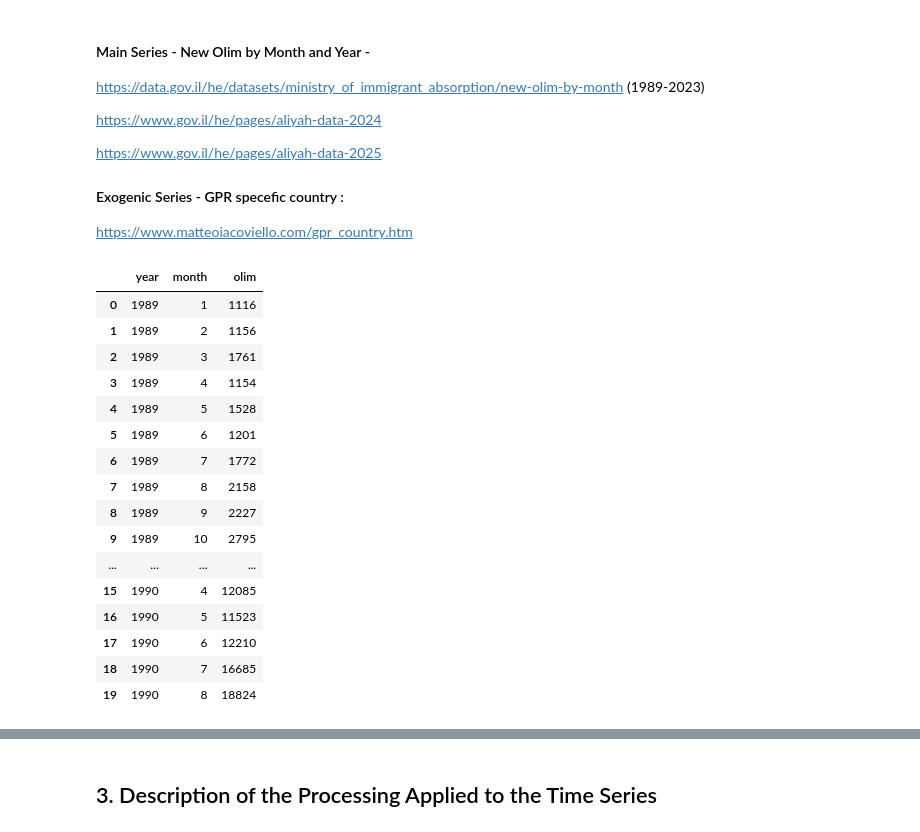
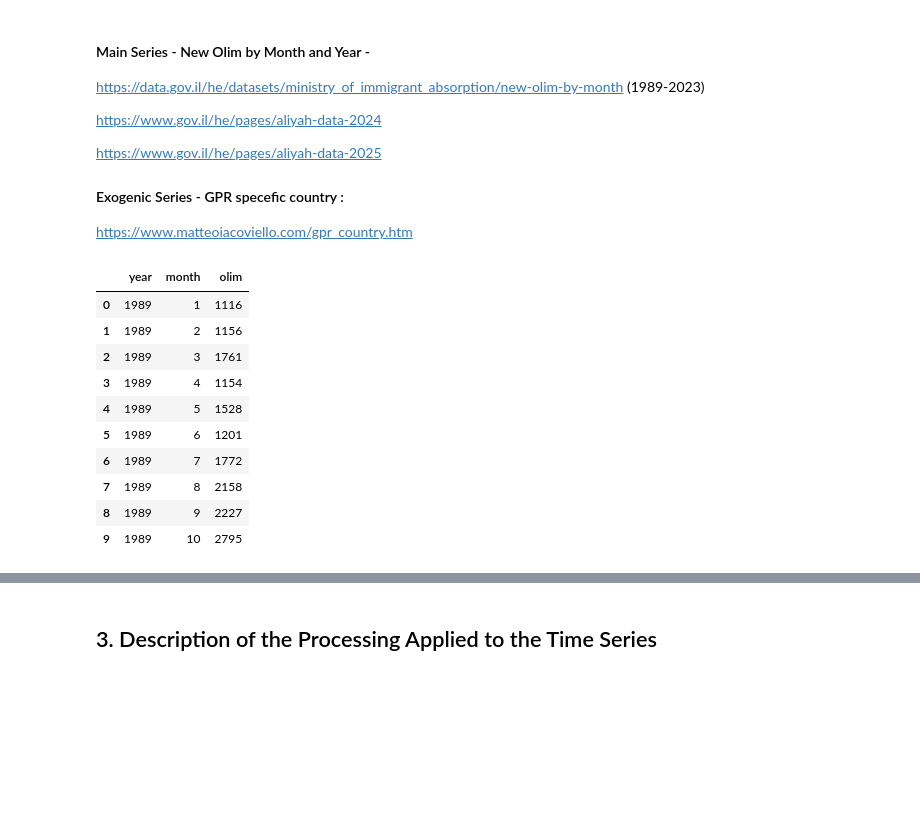
Before and after one commit to davidlvt6992/Time-Series-Analysis, a Jupyter notebook: notebooks/eng_template_project1_id1_id2.ipynb, the cells around one changed output, grey strips where cells are left out. Saved outputs shown, nothing was run; the diff lists cells and outputs as text; code cells hidden in the pictures; blank space fills up the shorter version.

```diff
--- a/notebooks/eng_template_project1_id1_id2.ipynb
+++ b/notebooks/eng_template_project1_id1_id2.ipynb
@@ -55,23 +55,17 @@ https://www.gov.il/he/pages/aliyah-data-2025
 #### Exogenic Series - GPR specefic country :
 https://www.matteoiacoviello.com/gpr_country.htm
 # %%
-olim_1989_2023_raw.head(n=20)
+olim_1989_2023_raw.head(n=10)
 # %% [output]
 |  | year | month | olim |
 | 0 | 1989 | 1 | 1116 |
 | 1 | 1989 | 2 | 1156 |
 | 2 | 1989 | 3 | 1761 |
 | 3 | 1989 | 4 | 1154 |
 | 4 | 1989 | 5 | 1528 |
 | 5 | 1989 | 6 | 1201 |
 | 6 | 1989 | 7 | 1772 |
 | 7 | 1989 | 8 | 2158 |
 | 8 | 1989 | 9 | 2227 |
 | 9 | 1989 | 10 | 2795 |
-| ... | ... | ... | ... |
-| 15 | 1990 | 4 | 12085 |
-| 16 | 1990 | 5 | 11523 |
-| 17 | 1990 | 6 | 12210 |
-| 18 | 1990 | 7 | 16685 |
-| 19 | 1990 | 8 | 18824 |
 # %%
```
Also changed, not shown: parts of 14 cells of this notebook.
